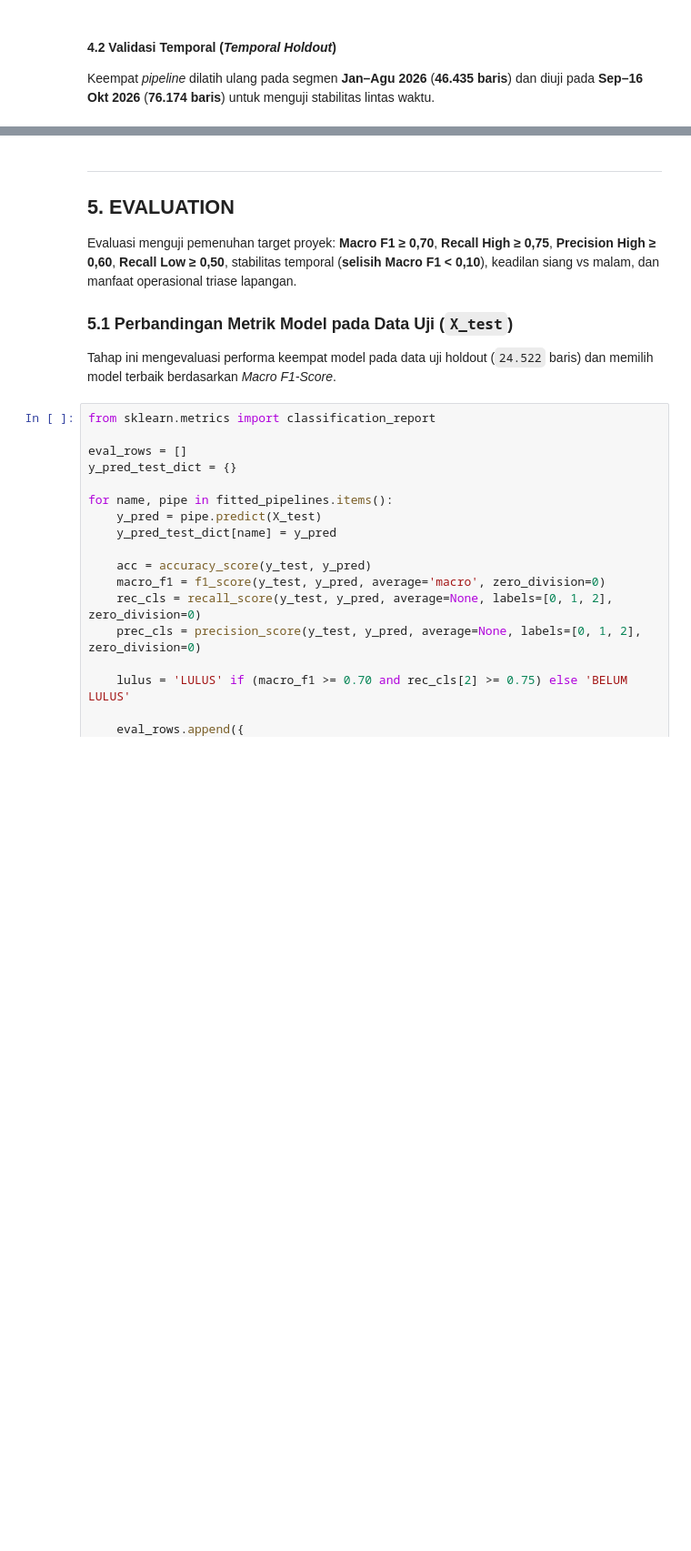
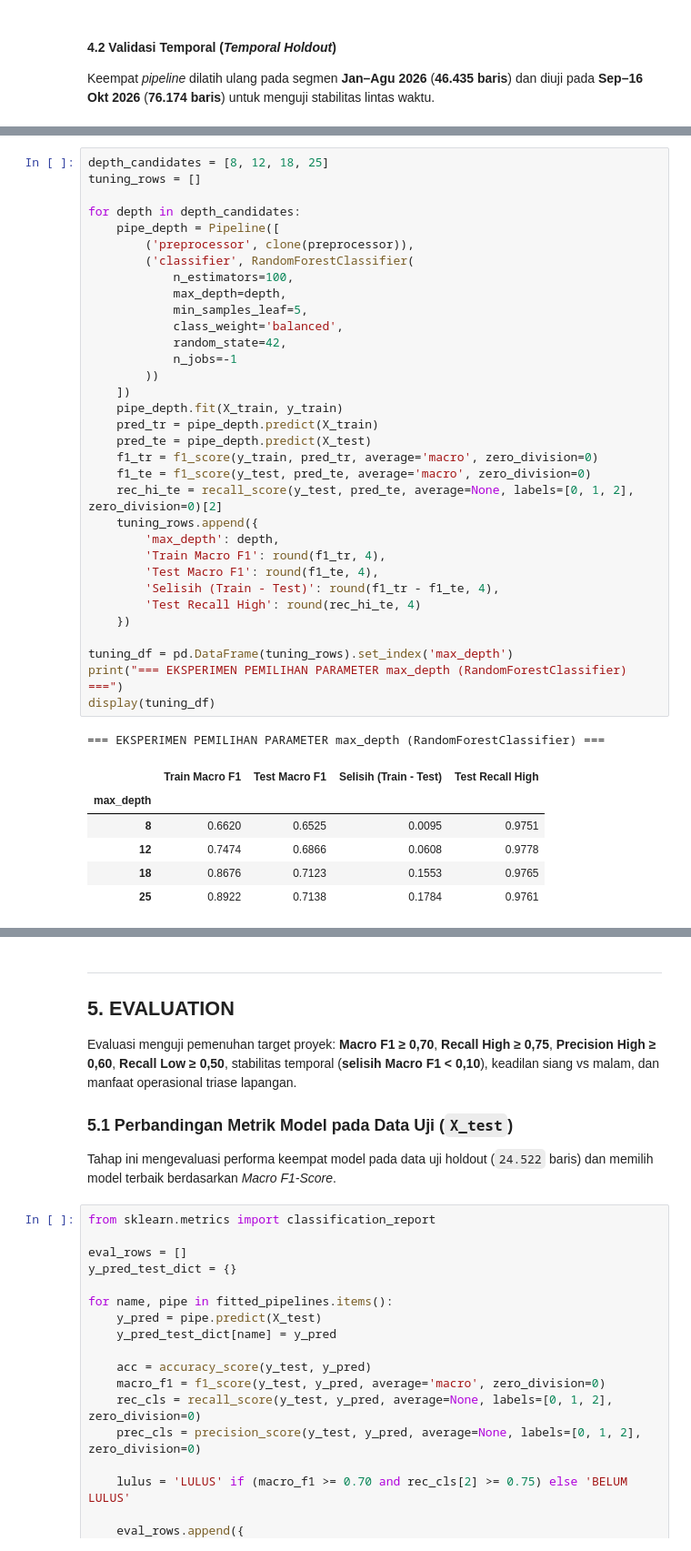
Before and after one commit to Indranaufalf/6_DataScience_IF-A, a Jupyter notebook: Laporan_UTS_EDA_Hotspot_NASA_FIRMS_2026.ipynb, the cells around one changed output, grey strips where cells are left out. Shown at 91% size. Saved outputs shown, nothing was run; the diff lists cells and outputs as text; blank space fills up the shorter version.

```diff
--- a/Laporan_UTS_EDA_Hotspot_NASA_FIRMS_2026.ipynb
+++ b/Laporan_UTS_EDA_Hotspot_NASA_FIRMS_2026.ipynb
@@ -1062,0 +1082,41 @@ display(temporal_results_df)
+# %%
+depth_candidates = [8, 12, 18, 25]
+tuning_rows = []
+
+for depth in depth_candidates:
+    pipe_depth = Pipeline([
+        ('preprocessor', clone(preprocessor)),
+        ('classifier', RandomForestClassifier(
+            n_estimators=100,
+            max_depth=depth,
+            min_samples_leaf=5,
+            class_weight='balanced',
+            random_state=42,
+            n_jobs=-1
+        ))
+    ])
+    pipe_depth.fit(X_train, y_train)
+    pred_tr = pipe_depth.predict(X_train)
+    pred_te = pipe_depth.predict(X_test)
+    f1_tr = f1_score(y_train, pred_tr, average='macro', zero_division=0)
+    f1_te = f1_score(y_test, pred_te, average='macro', zero_division=0)
+    rec_hi_te = recall_score(y_test, pred_te, average=None, labels=[0, 1, 2], zero_division=0)[2]
+    tuning_rows.append({
+        'max_depth': depth,
+        'Train Macro F1': round(f1_tr, 4),
+        'Test Macro F1': round(f1_te, 4),
+        'Selisih (Train - Test)': round(f1_tr - f1_te, 4),
+        'Test Recall High': round(rec_hi_te, 4)
+    })
+
+tuning_df = pd.DataFrame(tuning_rows).set_index('max_depth')
+print("=== EKSPERIMEN PEMILIHAN PARAMETER max_depth (RandomForestClassifier) ===")
+display(tuning_df)
+# %% [output]
+=== EKSPERIMEN PEMILIHAN PARAMETER max_depth (RandomForestClassifier) ===
+|  | Train Macro F1 | Test Macro F1 | Selisih (Train - Test) | Test Recall High |
+| max_depth |  |  |  |  |
+| 8 | 0.6620 | 0.6525 | 0.0095 | 0.9751 |
+| 12 | 0.7474 | 0.6866 | 0.0608 | 0.9778 |
+| 18 | 0.8676 | 0.7123 | 0.1553 | 0.9765 |
+| 25 | 0.8922 | 0.7138 | 0.1784 | 0.9761 |
```
Also changed, not shown: parts of 22 cells of this notebook.
